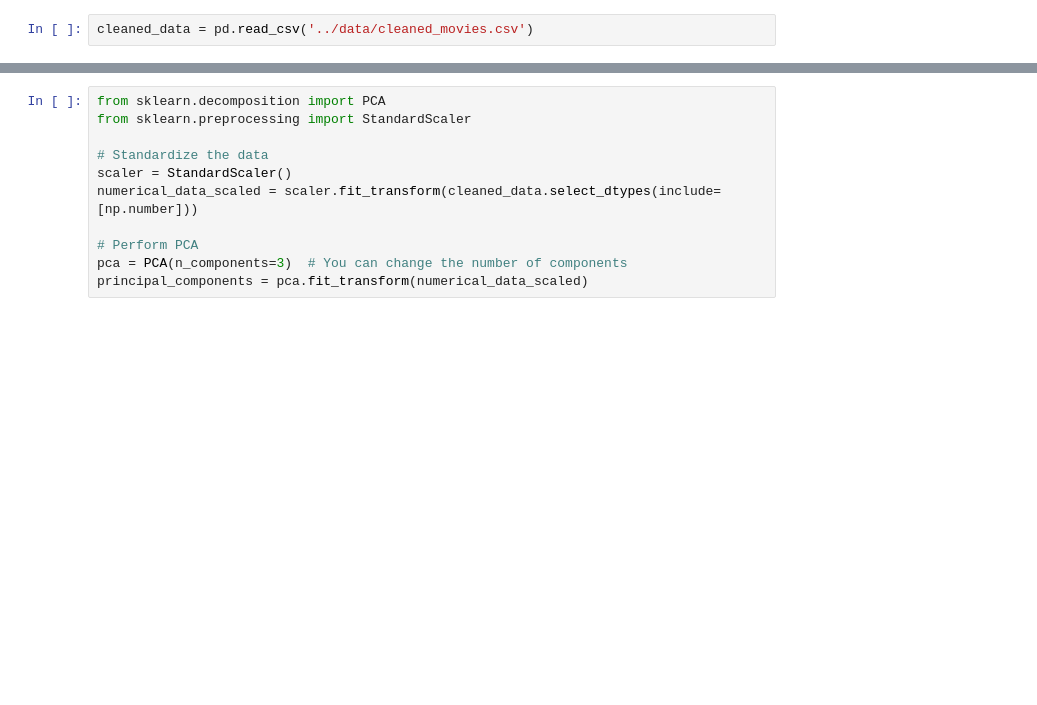
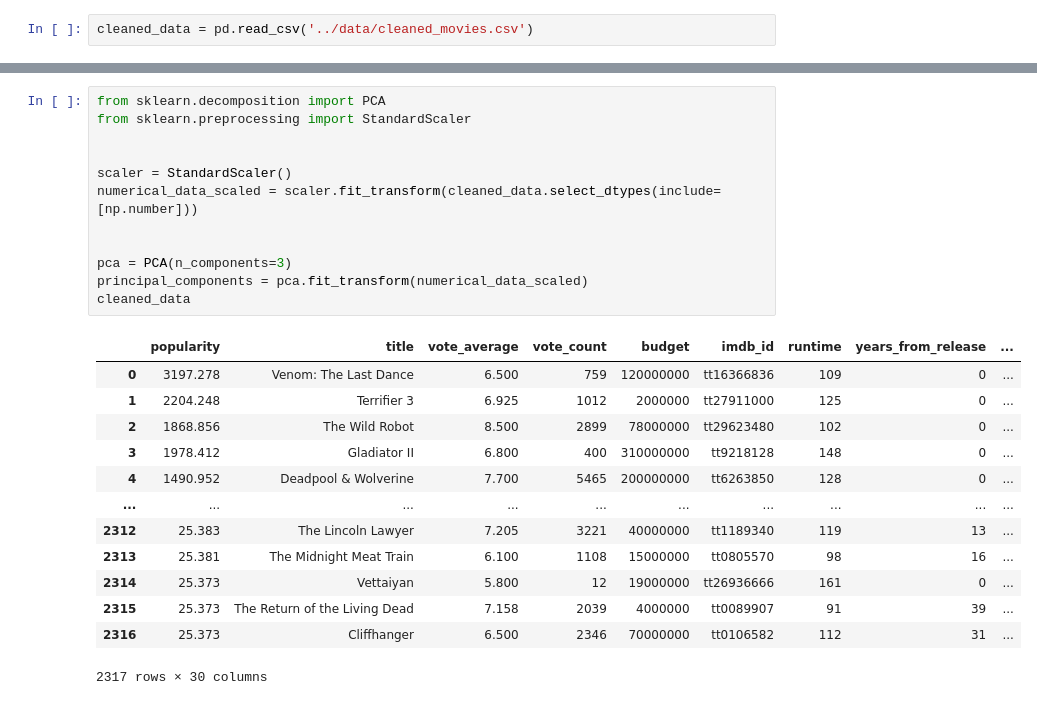
Before and after one commit to minhnhat-nguyen/HCMUS-Movie-Analytics, a Jupyter notebook: notebook/EDA.ipynb, the cells around one changed output, grey strips where cells are left out. Saved outputs shown, nothing was run; the diff lists cells and outputs as text; blank space fills up the shorter version.

```diff
--- a/notebook/EDA.ipynb
+++ b/notebook/EDA.ipynb
@@ -87,14 +87,29 @@ sns.heatmap(numerical_data.corr(method ='pearson')['worldwide'].to_frame(), anno
 # %%
 from sklearn.decomposition import PCA
 from sklearn.preprocessing import StandardScaler
 
-# Standardize the data
+
 scaler = StandardScaler()
 numerical_data_scaled = scaler.fit_transform(cleaned_data.select_dtypes(include=[np.number]))
 
-# Perform PCA
-pca = PCA(n_components=3)  # You can change the number of components
+
+pca = PCA(n_components=3)
 principal_components = pca.fit_transform(numerical_data_scaled)
+cleaned_data
+# %% [output]
+|  | popularity | title | vote_average | vote_count | budget | imdb_id | runtime | years_from_release | ... |
+| 0 | 3197.278 | Venom: The Last Dance | 6.500 | 759 | 120000000 | tt16366836 | 109 | 0 | ... |
+| 1 | 2204.248 | Terrifier 3 | 6.925 | 1012 | 2000000 | tt27911000 | 125 | 0 | ... |
+| 2 | 1868.856 | The Wild Robot | 8.500 | 2899 | 78000000 | tt29623480 | 102 | 0 | ... |
+| 3 | 1978.412 | Gladiator II | 6.800 | 400 | 310000000 | tt9218128 | 148 | 0 | ... |
+| 4 | 1490.952 | Deadpool & Wolverine | 7.700 | 5465 | 200000000 | tt6263850 | 128 | 0 | ... |
+| ... | ... | ... | ... | ... | ... | ... | ... | ... | ... |
+| 2312 | 25.383 | The Lincoln Lawyer | 7.205 | 3221 | 40000000 | tt1189340 | 119 | 13 | ... |
+| 2313 | 25.381 | The Midnight Meat Train | 6.100 | 1108 | 15000000 | tt0805570 | 98 | 16 | ... |
+| 2314 | 25.373 | Vettaiyan | 5.800 | 12 | 19000000 | tt26936666 | 161 | 0 | ... |
+| 2315 | 25.373 | The Return of the Living Dead | 7.158 | 2039 | 4000000 | tt0089907 | 91 | 39 | ... |
+| 2316 | 25.373 | Cliffhanger | 6.500 | 2346 | 70000000 | tt0106582 | 112 | 31 | ... |
+2317 rows × 30 columns
 # %%
 from mpl_toolkits.mplot3d import Axes3D
 
```
Also changed, not shown: parts of 11 cells of this notebook, 1 other file.
